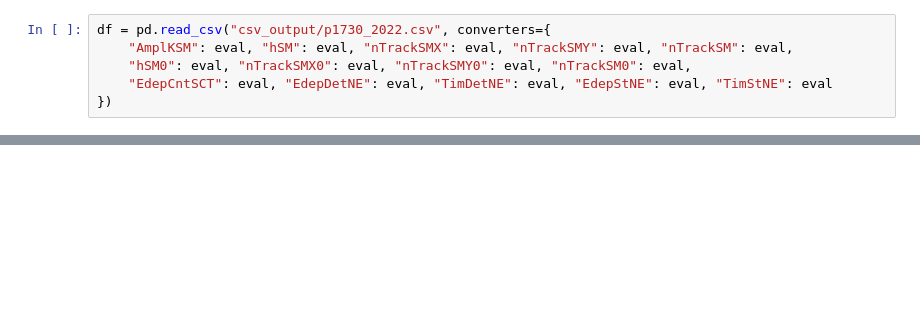
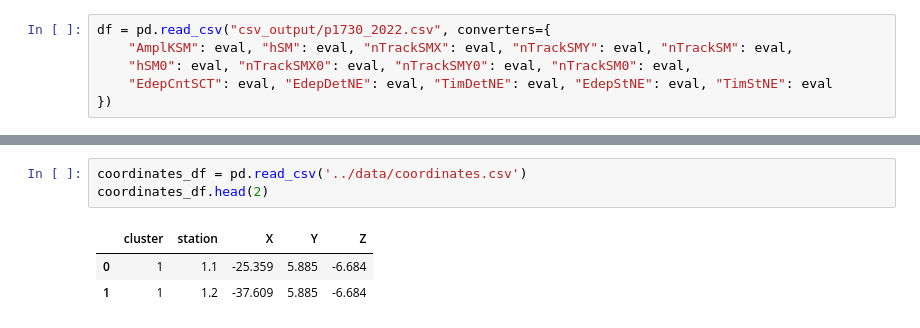
Before and after one commit to matalhim/sdf, a Jupyter notebook: corsika/main.ipynb, the cells around one changed output, grey strips where cells are left out. Drawn from its saved outputs; the diff is of its cells as text; blank space fills up the shorter version.

Commit message:
modified:   corsika/main.ipynb 	new file:   data/coordinates.csv

```diff
--- a/corsika/main.ipynb
+++ b/corsika/main.ipynb
@@ -18,0 +22,7 @@ df.head()
+# %%
+coordinates_df = pd.read_csv('../data/coordinates.csv')
+coordinates_df.head(2)
+# %% [output]
+|  | cluster | station | X | Y | Z |
+| 0 | 1 | 1.1 | -25.359 | 5.885 | -6.684 |
+| 1 | 1 | 1.2 | -37.609 | 5.885 | -6.684 |
```
Also changed, not shown: parts of 15 cells of this notebook, 1 other file.
